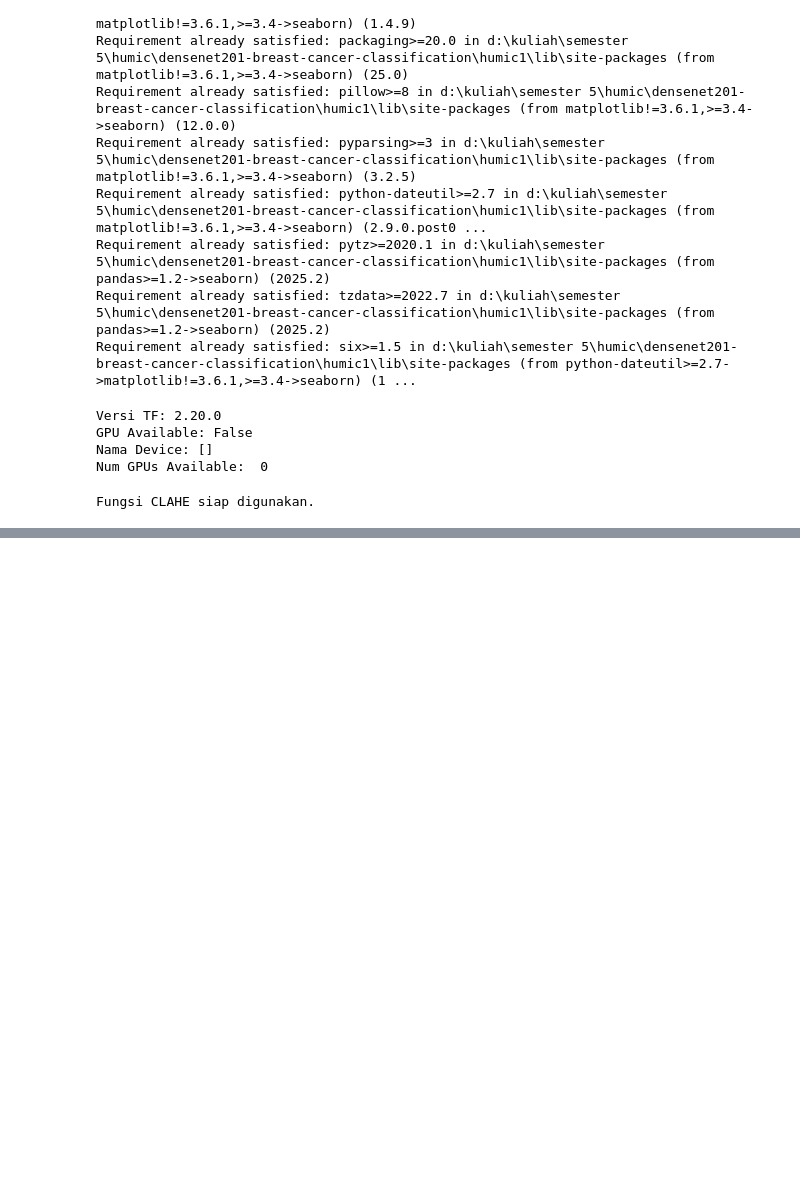
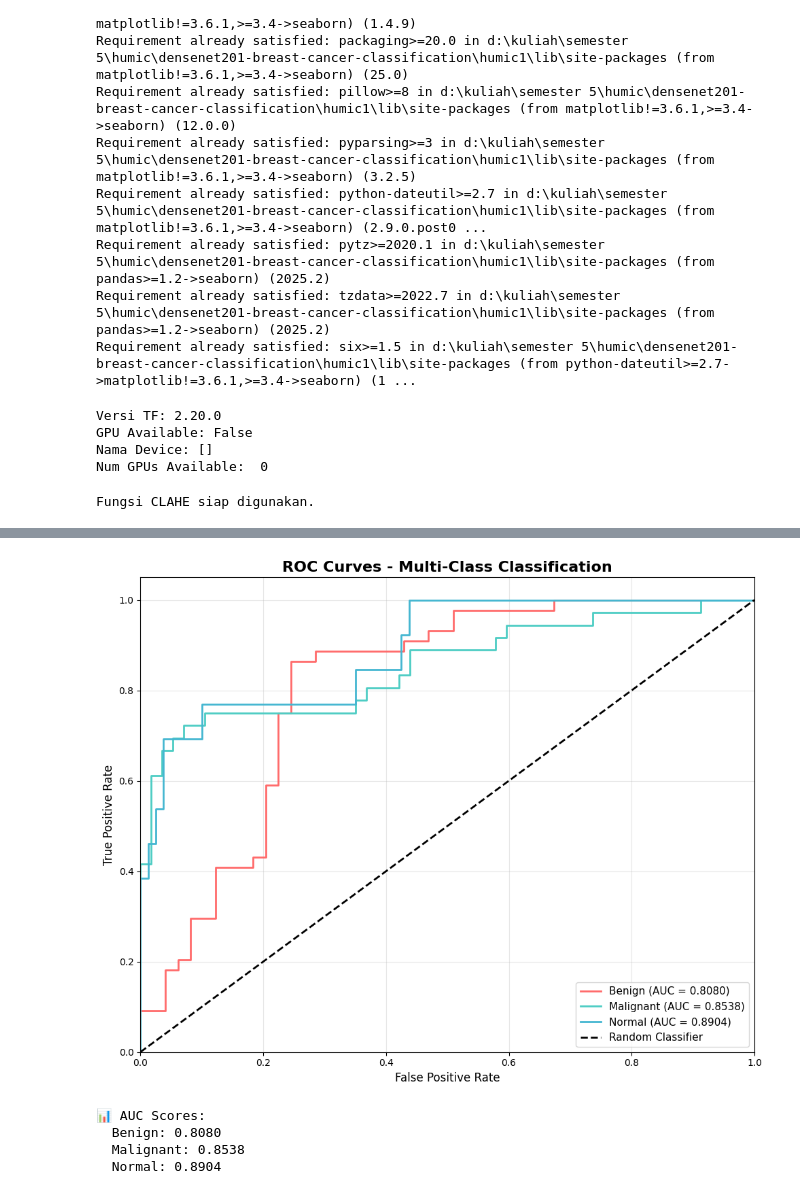
Before and after one commit to Kruwpuck/DenseNet201-Breast-Cancer-Classification, a Jupyter notebook: v1.ipynb, the cells around one changed output, grey strips where cells are left out. Cells and saved outputs as stored; diff of their text form; code cells hidden in the pictures; blank space fills up the shorter version.

```diff
--- a/v1.ipynb
+++ b/v1.ipynb
@@ -312,0 +571,50 @@ plt.show()
+# %%
+# ===================================================================
+# ROC CURVE & AUC SCORE (Multi-Class)
+# ===================================================================
+
+from sklearn.metrics import roc_curve, auc
+from sklearn.preprocessing import label_binarize
+from itertools import cycle
+
+# Binarize labels untuk ROC multi-class
+y_test_binarized = label_binarize(true_classes, classes=range(NUM_CLASSES))
+y_score = predictions[:test_generator.samples]
+
+# Compute ROC curve dan AUC untuk setiap kelas
+fpr = dict()
+tpr = dict()
+roc_auc = dict()
+
+for i in range(NUM_CLASSES):
+    fpr[i], tpr[i], _ = roc_curve(y_test_binarized[:, i], y_score[:, i])
+    roc_auc[i] = auc(fpr[i], tpr[i])
+
+# Plot ROC curves
+plt.figure(figsize=(10, 8))
+colors = cycle(['#FF6B6B', '#4ECDC4', '#45B7D1'])
+
+for i, color in zip(range(NUM_CLASSES), colors):
+    plt.plot(fpr[i], tpr[i], color=color, lw=2,
+             label=f'{class_names[i].capitalize()} (AUC = {roc_auc[i]:.4f})')
+
+plt.plot([0, 1], [0, 1], 'k--', lw=2, label='Random Classifier')
+plt.xlim([0.0, 1.0])
+plt.ylim([0.0, 1.05])
+plt.xlabel('False Positive Rate', fontsize=12)
+plt.ylabel('True Positive Rate', fontsize=12)
+plt.title('ROC Curves - Multi-Class Classification', fontsize=16, fontweight='bold')
+plt.legend(loc="lower right", fontsize=11)
+plt.grid(alpha=0.3)
+plt.tight_layout()
+plt.show()
+
+print("📊 AUC Scores:")
+for i, class_name in enumerate(class_names):
+    print(f"  {class_name.capitalize()}: {roc_auc[i]:.4f}")
+# %% [output]
+[figure, added]
+📊 AUC Scores:
+  Benign: 0.8080
+  Malignant: 0.8538
+  Normal: 0.8904
```
Also changed, not shown: parts of 15 cells of this notebook, 8 other files.
